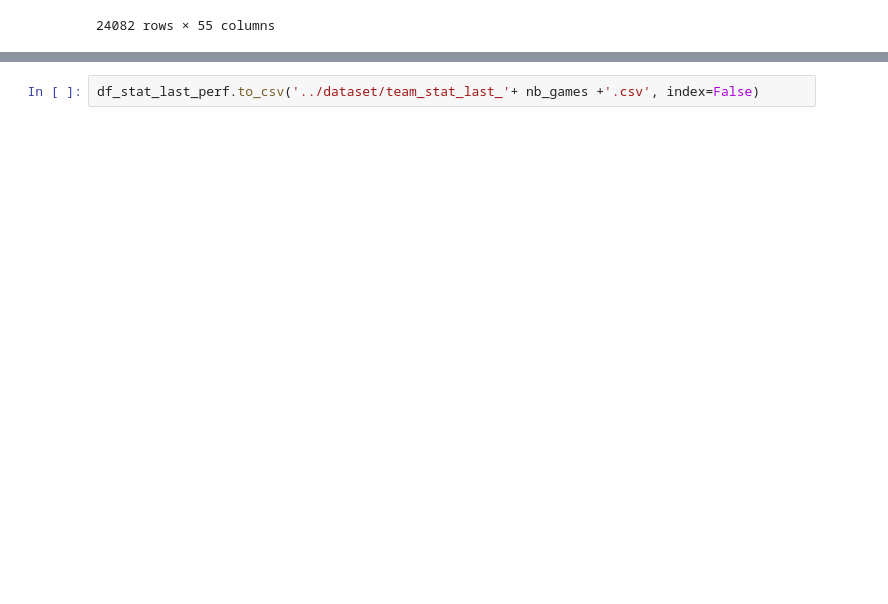
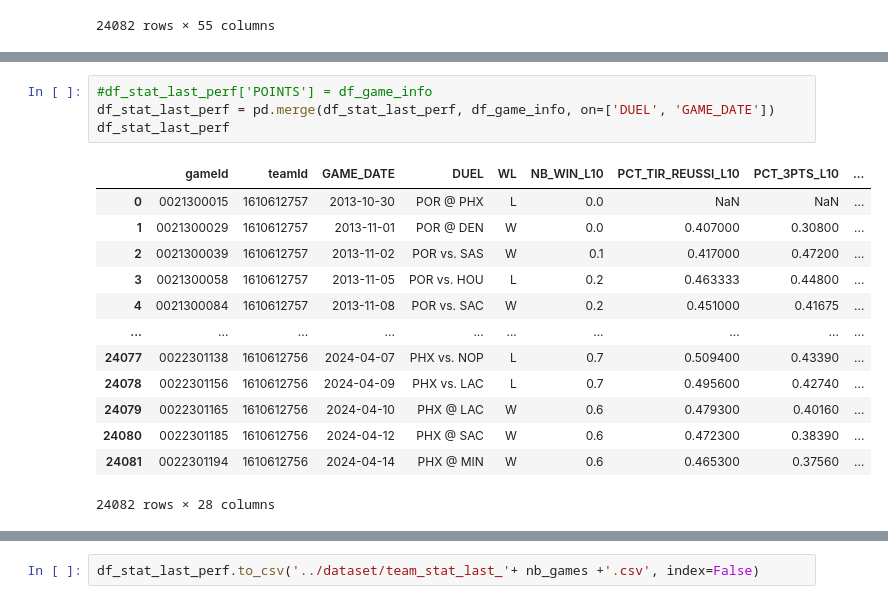
Before and after one commit to ddesangesl/PA-NBA, a Jupyter notebook: data_process/get_last_10_games_perf.ipynb, the cells around one changed output, grey strips where cells are left out. Saved outputs shown, nothing was run; the diff lists cells and outputs as text; blank space fills up the shorter version.

```diff
--- a/data_process/get_last_10_games_perf.ipynb
+++ b/data_process/get_last_10_games_perf.ipynb
@@ -80 +99,19 @@ df_stat_last_perf
 24082 rows × 26 columns
+# %%
+#df_stat_last_perf['POINTS'] = df_game_info
+df_stat_last_perf = pd.merge(df_stat_last_perf, df_game_info, on=['DUEL', 'GAME_DATE'])
+df_stat_last_perf
+# %% [output]
+|  | gameId | teamId | GAME_DATE | DUEL | WL | NB_WIN_L10 | PCT_TIR_REUSSI_L10 | PCT_3PTS_L10 | ... |
+| 0 | 0021300015 | 1610612757 | 2013-10-30 | POR @ PHX | L | 0.0 | NaN | NaN | ... |
+| 1 | 0021300029 | 1610612757 | 2013-11-01 | POR @ DEN | W | 0.0 | 0.407000 | 0.30800 | ... |
+| 2 | 0021300039 | 1610612757 | 2013-11-02 | POR vs. SAS | W | 0.1 | 0.417000 | 0.47200 | ... |
+| 3 | 0021300058 | 1610612757 | 2013-11-05 | POR vs. HOU | L | 0.2 | 0.463333 | 0.44800 | ... |
+| 4 | 0021300084 | 1610612757 | 2013-11-08 | POR vs. SAC | W | 0.2 | 0.451000 | 0.41675 | ... |
+| ... | ... | ... | ... | ... | ... | ... | ... | ... | ... |
+| 24077 | 0022301138 | 1610612756 | 2024-04-07 | PHX vs. NOP | L | 0.7 | 0.509400 | 0.43390 | ... |
+| 24078 | 0022301156 | 1610612756 | 2024-04-09 | PHX vs. LAC | L | 0.7 | 0.495600 | 0.42740 | ... |
+| 24079 | 0022301165 | 1610612756 | 2024-04-10 | PHX @ LAC | W | 0.6 | 0.479300 | 0.40160 | ... |
+| 24080 | 0022301185 | 1610612756 | 2024-04-12 | PHX @ SAC | W | 0.6 | 0.472300 | 0.38390 | ... |
+| 24081 | 0022301194 | 1610612756 | 2024-04-14 | PHX @ MIN | W | 0.6 | 0.465300 | 0.37560 | ... |
+24082 rows × 28 columns
```
Also changed, not shown: parts of 7 cells of this notebook, 14 other files.
